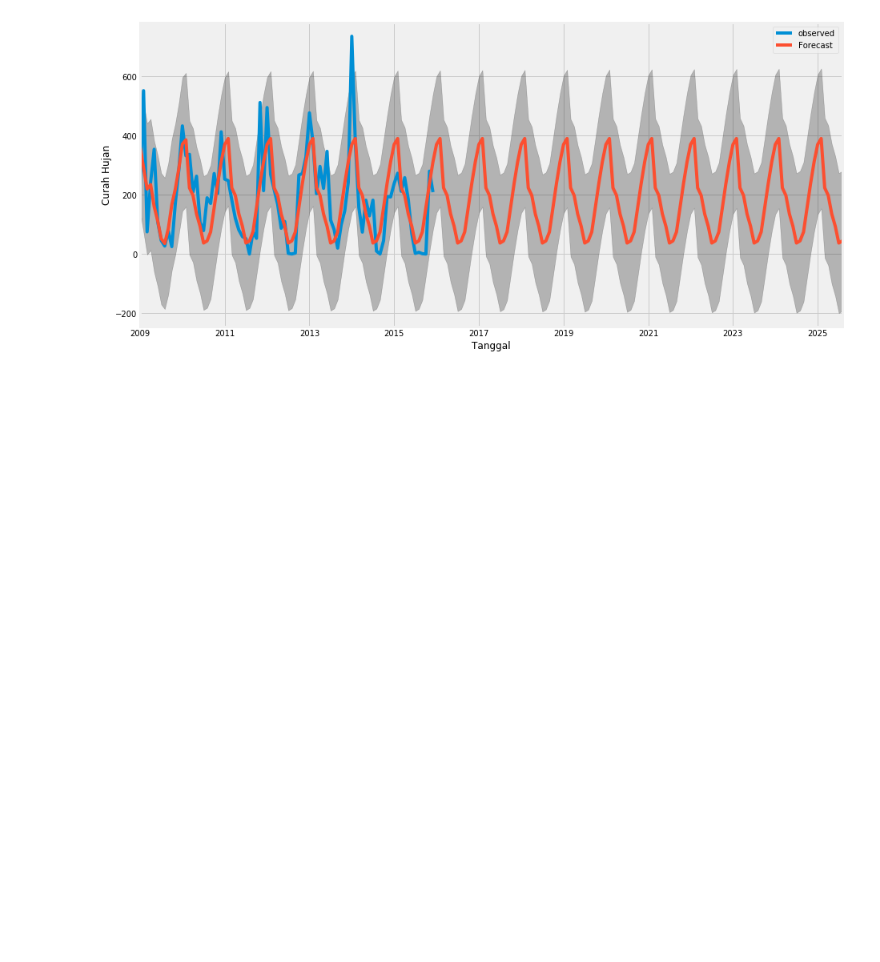
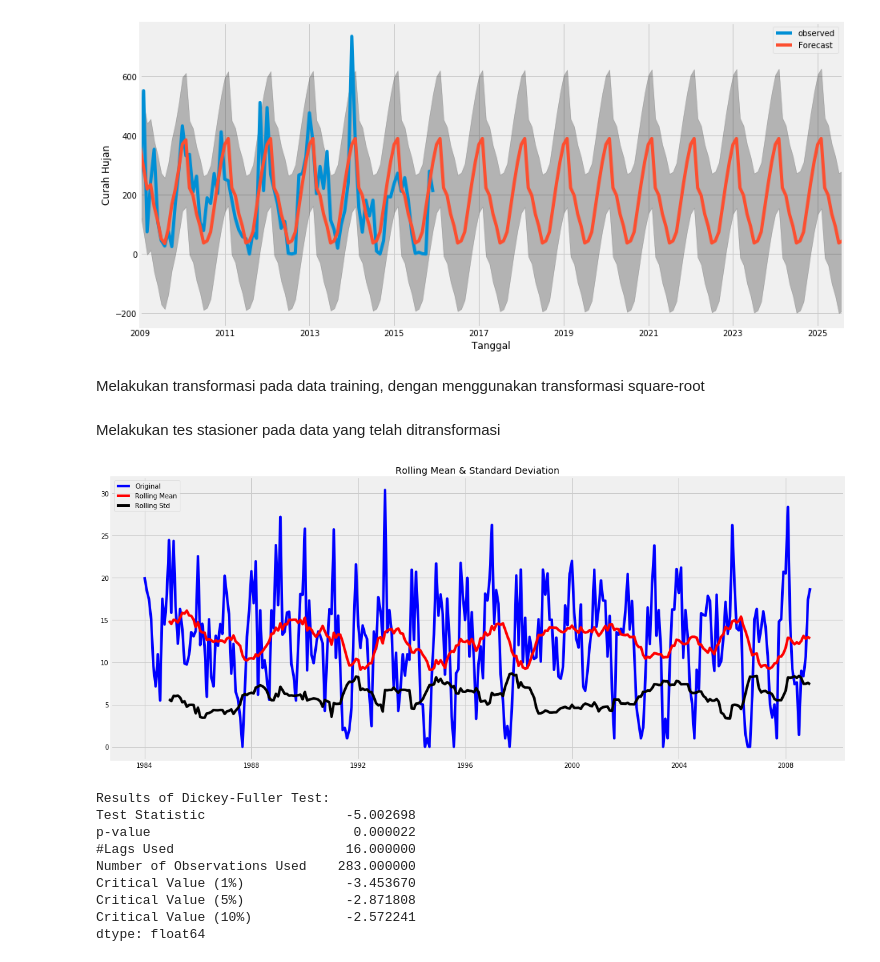
Before and after one commit to ichlasulamal12/time-series, a Jupyter notebook: curah hujan.ipynb, the cells around one changed output. Drawn from its saved outputs; the diff is of its cells as text; code cells hidden in the pictures; blank space fills up the shorter version.

```diff
--- a/curah hujan.ipynb
+++ b/curah hujan.ipynb
@@ -409,0 +438,19 @@ plt.show()
+# %% [markdown]
+Melakukan transformasi pada data training, dengan menggunakan transformasi square-root
+# %%
+ts_sqrt = np.sqrt(tsTraining)
+# %% [markdown]
+Melakukan tes stasioner pada data yang telah ditransformasi
+# %%
+test_stationarity(ts_sqrt)
+# %% [output]
+[figure, added]
+Results of Dickey-Fuller Test:
+Test Statistic                  -5.002698
+p-value                          0.000022
+#Lags Used                      16.000000
+Number of Observations Used    283.000000
+Critical Value (1%)             -3.453670
+Critical Value (5%)             -2.871808
+Critical Value (10%)            -2.572241
+dtype: float64
```
Also changed, not shown: parts of 34 cells of this notebook.
